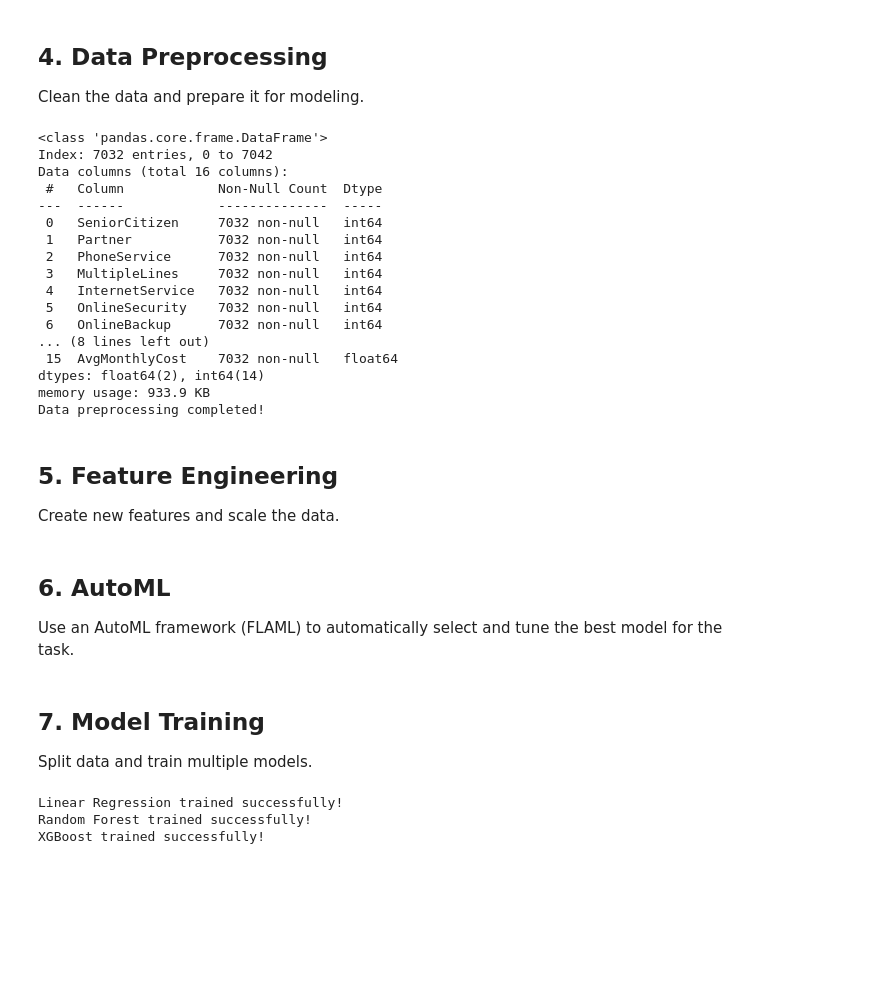
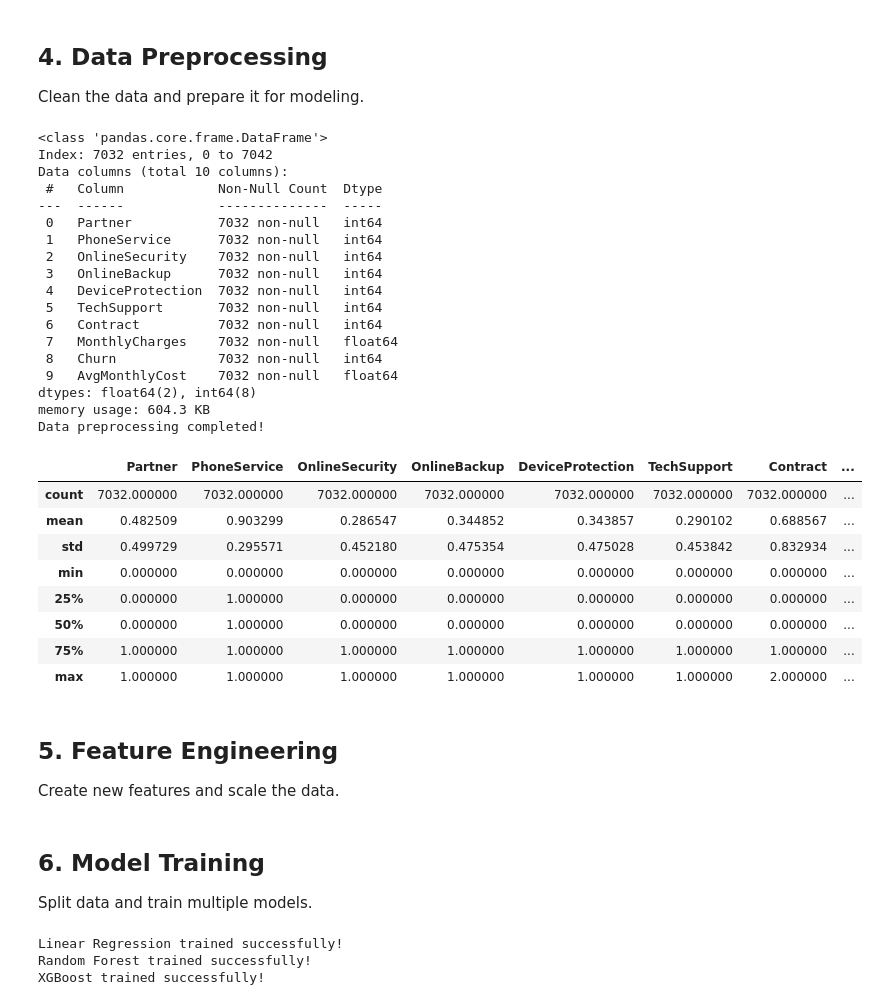
Before and after one commit to Arnavsharma2/Predictive-Modeling-Projects, a Jupyter notebook: 02-customerchurn/customerchurn.ipynb, the cells around one changed output. Drawn from its saved outputs; the diff is of its cells as text; code cells hidden in the pictures; blank space fills up the shorter version.

Commit message:
Experimented with dropping unimportant features in an attempt to bring R^2 up. Interim R^2 is around 24% Next we will work on feature engineering to fit the model hoping to achieve a higher R^2 value.

```diff
--- a/02-customerchurn/customerchurn.ipynb
+++ b/02-customerchurn/customerchurn.ipynb
@@ -57,11 +57,10 @@ PATH = os.getcwd()
 DATA_PATH = os.path.join(PATH, "Dataset/TelcoCustomer-Churn.csv")
 
 # Define project-specific variables
-#gender, PaymentMethod, MonthlyCharges, Dependents
 # DATA_PATH = "/Users/aps/Desktop/ML-DL-Projects/01-housepriceprediction/Dataset/HousePrices.csv"  # Update with your dataset path
 TARGET_COLUMN = "Churn"  # Update with your target column name
 # DROP_COLUMNS = ['yr_renovated', 'yr_built', 'condition', 'sqft_lot', 'country', 'waterfront', 'floors', 'date','street'] # list of columns to drop
-DROP_COLUMNS = ['customerID', 'gender', 'Dependents', 'PaymentMethod']
+DROP_COLUMNS = ['PaperlessBilling', 'customerID', 'PaymentMethod', 'gender', 'SeniorCitizen', 'Dependents', 'MultipleLines', 'InternetService', 'StreamingTV', 'StreamingMovies']
 HANDLE_OUTLIERS = []
 TASK_TYPE = "regression"  # Options: "classification" or "regression"
 MODEL_SAVE_PATH = "model.pkl"
@@ -335,7 +334,7 @@ def preprocess_data(df, target_column):
 
     # removing unimportant features
     processed = df.drop(DROP_COLUMNS, axis=1)
-    labelencoding = [ 'Contract', 'InternetService', 'Churn', 'PhoneService', 'PaperlessBilling', 'Partner', 'MultipleLines','OnlineSecurity', 'OnlineBackup', 'DeviceProtection', 'TechSupport', 'StreamingTV', 'StreamingMovies']
+    labelencoding = [ 'Contract', 'Churn', 'PhoneService', 'OnlineBackup', 'OnlineSecurity', 'Partner', 'TechSupport', 'DeviceProtection']
     onehotencoding = ['']
     # Handle missing values
     numeric_cols = processed.select_dtypes(include=[np.number]).columns
@@ -382,21 +381,34 @@ X, y = preprocess_data(df, TARGET_COLUMN)
 # %% [output]
 <class 'pandas.core.frame.DataFrame'>
 Index: 7032 entries, 0 to 7042
-Data columns (total 16 columns):
+Data columns (total 10 columns):
  #   Column            Non-Null Count  Dtype
 ---  ------            --------------  -----
- 0   SeniorCitizen     7032 non-null   int64
- 1   Partner           7032 non-null   int64
- 2   PhoneService      7032 non-null   int64
- 3   MultipleLines     7032 non-null   int64
- 4   InternetService   7032 non-null   int64
- 5   OnlineSecurity    7032 non-null   int64
- 6   OnlineBackup      7032 non-null   int64
-... (8 lines left out)
- 15  AvgMonthlyCost    7032 non-null   float64
-dtypes: float64(2), int64(14)
-memory usage: 933.9 KB
+ 0   Partner           7032 non-null   int64
+ 1   PhoneService      7032 non-null   int64
+ 2   OnlineSecurity    7032 non-null   int64
+ 3   OnlineBackup      7032 non-null   int64
+ 4   DeviceProtection  7032 non-null   int64
+ 5   TechSupport       7032 non-null   int64
+ 6   Contract          7032 non-null   int64
+ 7   MonthlyCharges    7032 non-null   float64
+ 8   Churn             7032 non-null   int64
+ 9   AvgMonthlyCost    7032 non-null   float64
+dtypes: float64(2), int64(8)
+memory usage: 604.3 KB
 Data preprocessing completed!
+# %%
+X.describe()
+# %% [output]
+|  | Partner | PhoneService | OnlineSecurity | OnlineBackup | DeviceProtection | TechSupport | Contract | ... |
+| count | 7032.000000 | 7032.000000 | 7032.000000 | 7032.000000 | 7032.000000 | 7032.000000 | 7032.000000 | ... |
+| mean | 0.482509 | 0.903299 | 0.286547 | 0.344852 | 0.343857 | 0.290102 | 0.688567 | ... |
+| std | 0.499729 | 0.295571 | 0.452180 | 0.475354 | 0.475028 | 0.453842 | 0.832934 | ... |
+| min | 0.000000 | 0.000000 | 0.000000 | 0.000000 | 0.000000 | 0.000000 | 0.000000 | ... |
+| 25% | 0.000000 | 1.000000 | 0.000000 | 0.000000 | 0.000000 | 0.000000 | 0.000000 | ... |
+| 50% | 0.000000 | 1.000000 | 0.000000 | 0.000000 | 0.000000 | 0.000000 | 0.000000 | ... |
+| 75% | 1.000000 | 1.000000 | 1.000000 | 1.000000 | 1.000000 | 1.000000 | 1.000000 | ... |
+| max | 1.000000 | 1.000000 | 1.000000 | 1.000000 | 1.000000 | 1.000000 | 2.000000 | ... |
 # %% [markdown]
 ## 5. Feature Engineering
 Create new features and scale the data.
@@ -437,6 +449,3 @@ Create new features and scale the data.
 
 # # Perform feature engineering
 # X = feature_engineering(X)
-# %% [markdown]
-## 6. AutoML
-Use an AutoML framework (FLAML) to automatically select and tune the best model for the task.
@@ -477,5 +452,5 @@ def run_automl(X_train, y_train, task_type, time_budget=60):
 # %% [markdown]
-## 7. Model Training
+## 6. Model Training
 Split data and train multiple models.
 # %%
 def train_models(X, y):
```
Also changed, not shown: parts of 7 cells of this notebook, 1 other file.
